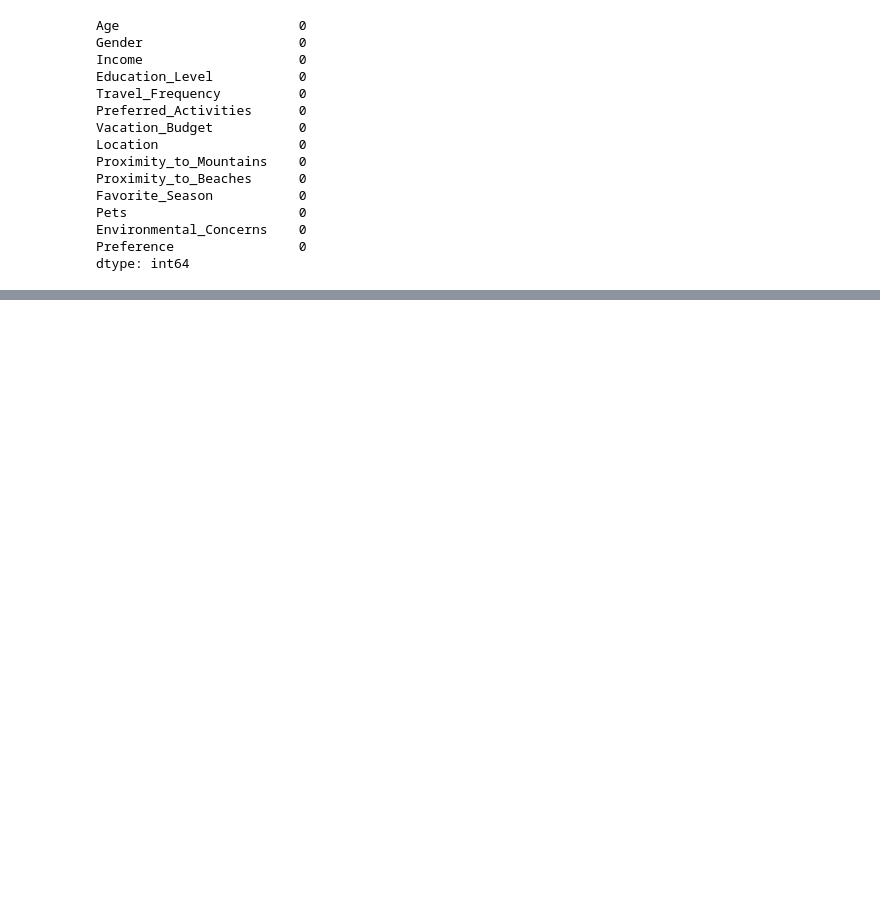
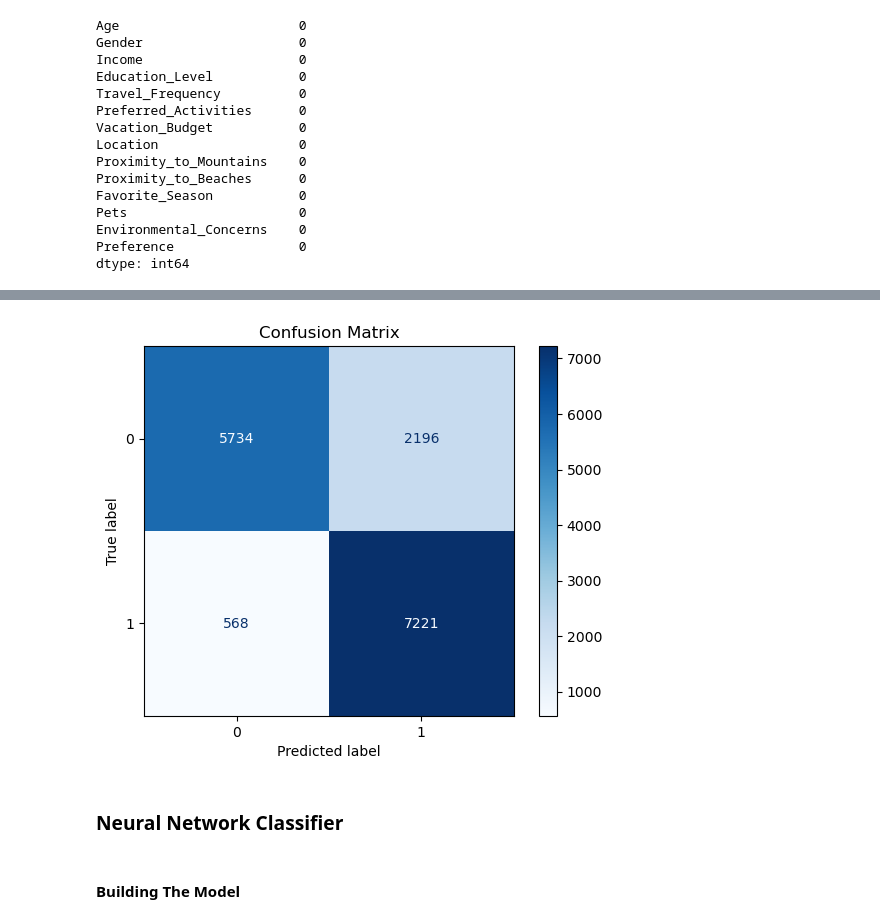
Before and after one commit to alicagatay/mountain-vs-beaches-prediction-kaggle, a Jupyter notebook: mountain-vs-beaches-prediction.ipynb, the cells around one changed output, grey strips where cells are left out. Saved outputs shown, nothing was run; the diff lists cells and outputs as text; code cells hidden in the pictures; blank space fills up the shorter version.

```diff
--- a/mountain-vs-beaches-prediction.ipynb
+++ b/mountain-vs-beaches-prediction.ipynb
@@ -87,0 +115,4 @@ dtype: int64
+# %%
+smote = SMOTE(random_state=42)
+
+X_resampled, y_resampled = smote.fit_resample(X, y)
@@ -87,0 +121,2 @@ dtype: int64
+# %%
+X_train, X_test, y_train, y_test = train_test_split(X_resampled, y_resampled, test_size=0.2, random_state=42)
@@ -87,0 +129,6 @@ dtype: int64
+# %%
+from sklearn.neighbors import KNeighborsClassifier
+
+model_knn = KNeighborsClassifier(n_neighbors=1)
+
+model_knn.fit(X_train, y_train)
@@ -87,0 +139,4 @@ dtype: int64
+# %%
+model_knn_prediction = model_knn.predict(X_test.values)
+
+print(classification_report(y_test, model_knn_prediction))
@@ -87,0 +152,16 @@ dtype: int64
+# %%
+knn_confusion_matrix = confusion_matrix(y_test, model_knn_prediction)
+
+knn_confusion_matrix_display = ConfusionMatrixDisplay(
+    confusion_matrix=knn_confusion_matrix, display_labels=model_knn.classes_)
+
+knn_confusion_matrix_display.plot(cmap='Blues')
+
+plt.title("Confusion Matrix")
+plt.show()
+# %% [output]
+[figure, added]
+# %% [markdown]
+### Neural Network Classifier
+# %% [markdown]
+#### Building The Model
```
Also changed, not shown: parts of 38 cells of this notebook.
